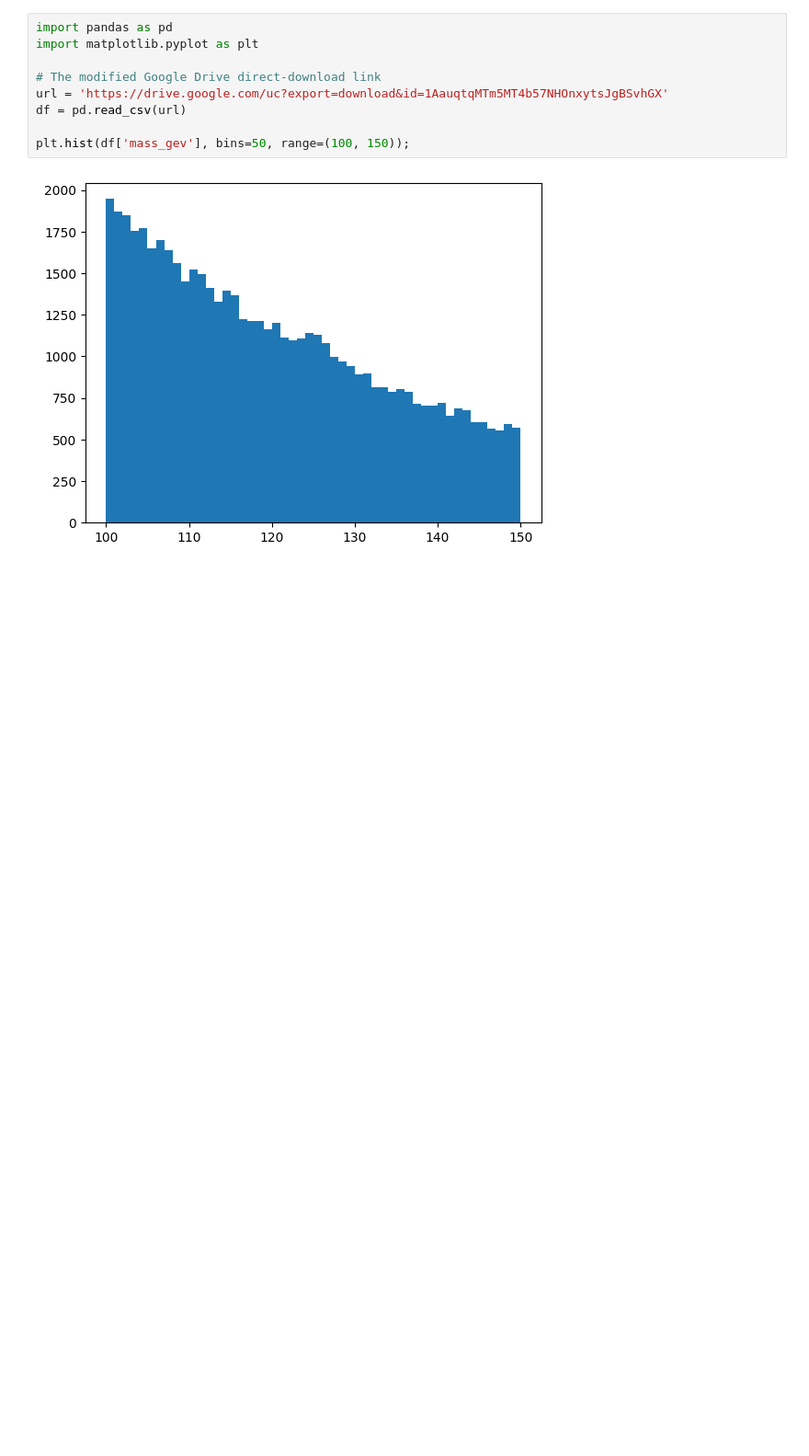
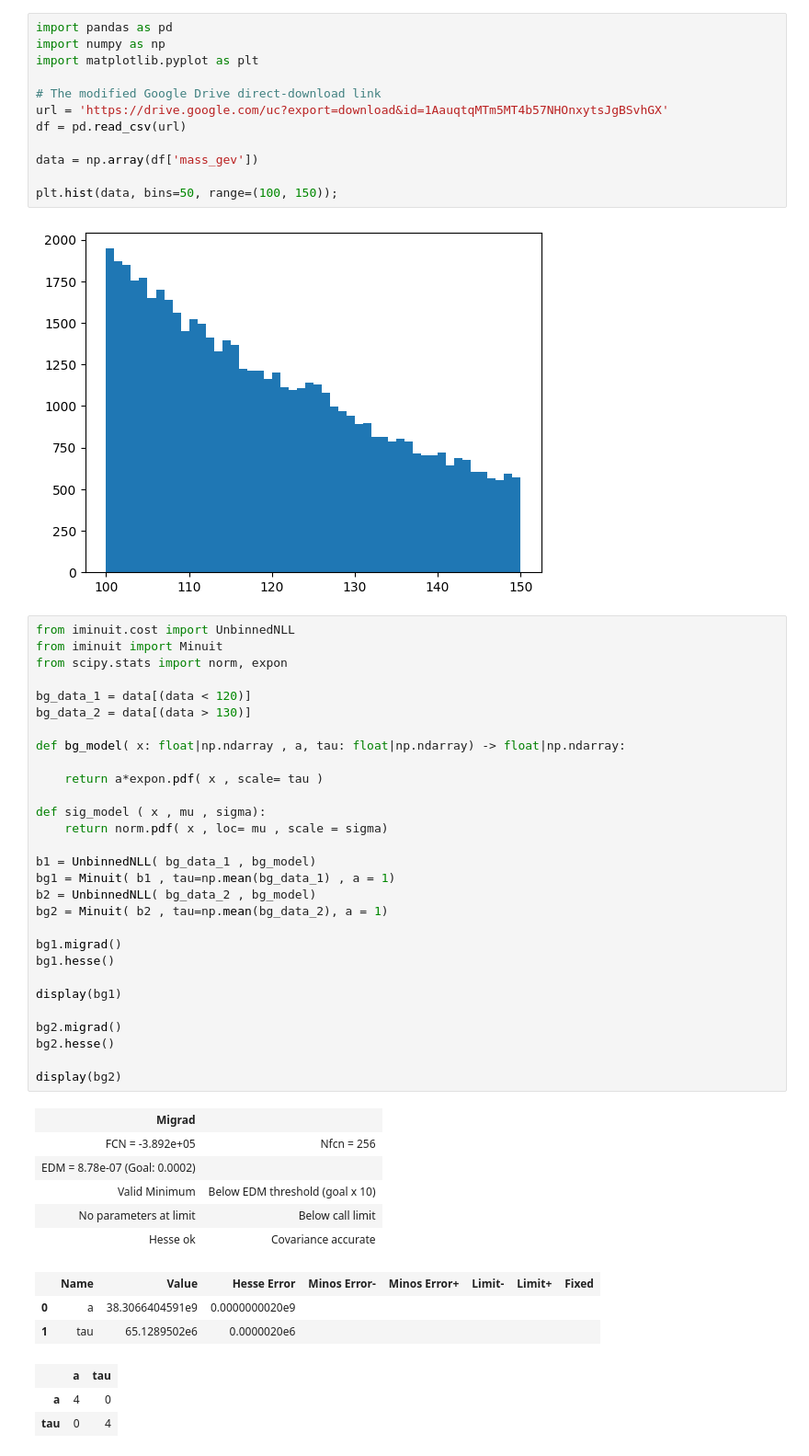
Before and after one commit to ABoldetti/statistics_and_ML, a Jupyter notebook: W2/Week2_Exercise.ipynb, the cells around one changed output. Shown at 92% size. Cells and saved outputs as stored; diff of their text form; blank space fills up the shorter version.

```diff
--- a/W2/Week2_Exercise.ipynb
+++ b/W2/Week2_Exercise.ipynb
@@ -21,12 +21,57 @@ Standard Model background processes are known to produce a smoothly falling expo
     * Calculate the Poisson p-value of observing $N_{obs}$ or more events given the expected background $b$. Do you claim a discovery of the Higgs boson with a significance of at least $5\sigma$?
 # %%
 import pandas as pd
+import numpy as np
 import matplotlib.pyplot as plt
 
 # The modified Google Drive direct-download link
 url = 'https://drive.google.com/uc?export=download&id=1AauqtqMTm5MT4b57NHOnxytsJgBSvhGX'
 df = pd.read_csv(url)
 
-plt.hist(df['mass_gev'], bins=50, range=(100, 150));
+data = np.array(df['mass_gev'])
+
+plt.hist(data, bins=50, range=(100, 150));
 # %% [output]
 [figure]
+# %%
+from iminuit.cost import UnbinnedNLL
+from iminuit import Minuit
+from scipy.stats import norm, expon
+
+bg_data_1 = data[(data < 120)]
+bg_data_2 = data[(data > 130)]
+
+def bg_model( x: float|np.ndarray , a, tau: float|np.ndarray) -> float|np.ndarray:
+
+    return a*expon.pdf( x , scale= tau )
+
+def sig_model ( x , mu , sigma):
+    return norm.pdf( x , loc= mu , scale = sigma)
+
+b1 = UnbinnedNLL( bg_data_1 , bg_model)
+bg1 = Minuit( b1 , tau=np.mean(bg_data_1) , a = 1)
+b2 = UnbinnedNLL( bg_data_2 , bg_model)
+bg2 = Minuit( b2 , tau=np.mean(bg_data_2), a = 1)
+
+bg1.migrad()
+bg1.hesse()
+
+display(bg1)
+
+bg2.migrad()
+bg2.hesse()
+
+display(bg2)
+# %% [output]
+| Migrad |  |
+| FCN = -3.892e+05 | Nfcn = 256 |
+| EDM = 8.78e-07 (Goal: 0.0002) |  |
+| Valid Minimum | Below EDM threshold (goal x 10) |
+| No parameters at limit | Below call limit |
+| Hesse ok | Covariance accurate |
+|  | Name | Value | Hesse Error | Minos Error- | Minos Error+ | Limit- | Limit+ | Fixed |
+| 0 | a | 38.3066404591e9 | 0.0000000020e9 |  |  |  |  |  |
+| 1 | tau | 65.1289502e6 | 0.0000020e6 |  |  |  |  |  |
+|  | a | tau |
+| a | 4 | 0 |
+| tau | 0 | 4 |
```
Also changed, not shown: parts of 1 cell of this notebook, 7 other files.
